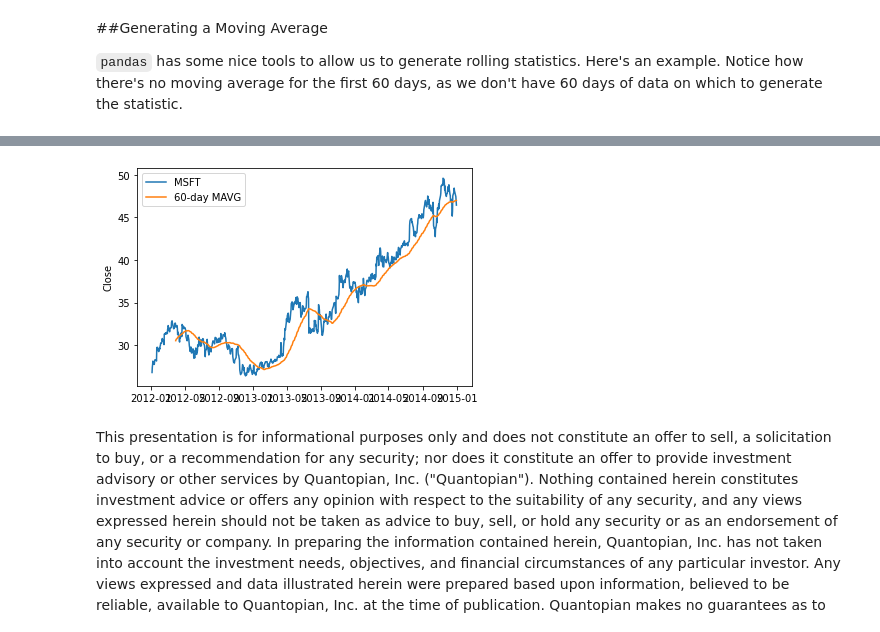
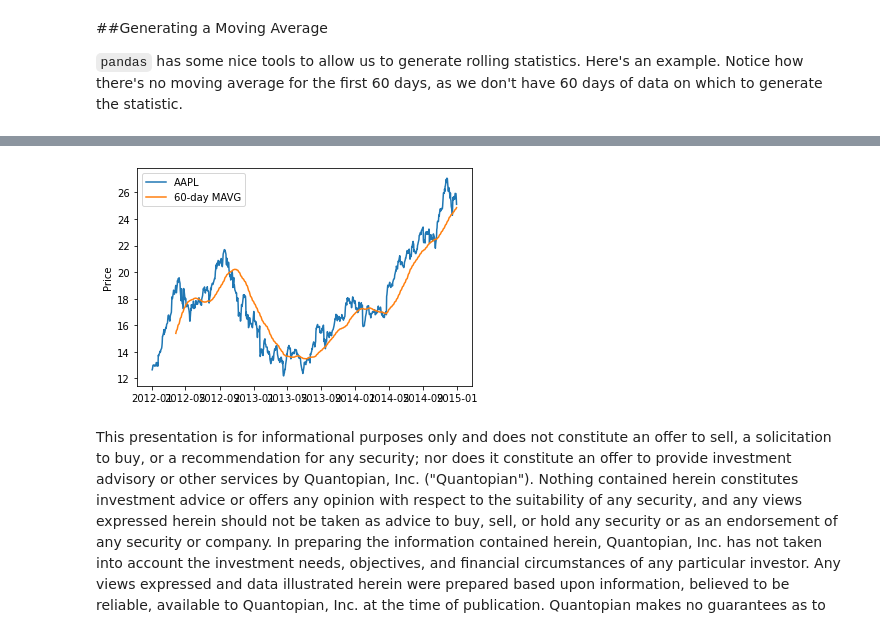
Before and after one commit to daveRios97/MetNumUN2021I, a Jupyter notebook: Lab1/drriosglecture1.ipynb, the cells around one changed output, grey strips where cells are left out. Cells and saved outputs as stored; diff of their text form; code cells hidden in the pictures.

```diff
--- a/Lab1/drriosglecture1.ipynb
+++ b/Lab1/drriosglecture1.ipynb
@@ -220,2 +236,6 @@ data = pdr.get_data_yahoo('MSFT', start=datetime.datetime(2012,1,1), end=datetim
+# %%
+#DR
+
+data_aapl = pdr.get_data_yahoo('AAPL', start=datetime.datetime(2012,1,1), end=datetime.datetime(2015,1,1))
 # %% [markdown]
 Our data is now a dataframe. You can see the datetime index and the colums with different pricing data.
@@ -248,2 +284,6 @@ lect1 = data['Close']
+# %%
+#DR
+
+aapl = data_aapl['Adj Close']
 # %% [markdown]
 Because there is now also date information in our data, we provide two series to `.plot`. `X.index` gives us the datetime index, and `X.values` gives us the pricing values. These are used as the X and Y coordinates to make a graph.
@@ -348,10 +407,12 @@ german.legend(['Normally Distributed Returns']);
 # %%
-MAVG = lab1.rolling(60).mean()
-german.plot(lab1.index, lab1.values);
-german.plot(MAVG.index, MAVG.values);
-german.ylabel('Close')
-german.legend(['MSFT', '60-day MAVG']);
+#DR
+
+MAVG = aapl.rolling(60).mean()
+plt.plot(aapl.index, aapl.values);
+plt.plot(MAVG.index, MAVG.values);
+plt.ylabel('Price')
+plt.legend(['AAPL', '60-day MAVG']);
 # %% [output]
-[figure, old version]
+[figure, new version]
 # %% [markdown]
 This presentation is for informational purposes only and does not constitute an offer to sell, a solicitation to buy, or a recommendation for any security; nor does it constitute an offer to provide investment advisory or other services by Quantopian, Inc. ("Quantopian"). Nothing contained herein constitutes investment advice or offers any opinion with respect to the suitability of any security, and any views expressed herein should not be taken as advice to buy, sell, or hold any security or as an endorsement of any security or company. In preparing the information contained herein, Quantopian, Inc. has not taken into account the investment needs, objectives, and financial circumstances of any particular investor. Any views expressed and data illustrated herein were prepared based upon information, believed to be reliable, available to Quantopian, Inc. at the time of publication. Quantopian makes no guarantees as to their accuracy or completeness. All information is subject to change and may quickly become unreliable for various reasons, including changes in market conditions or economic circumstances.
```
Also changed, not shown: parts of 57 cells of this notebook, 2 other files.
